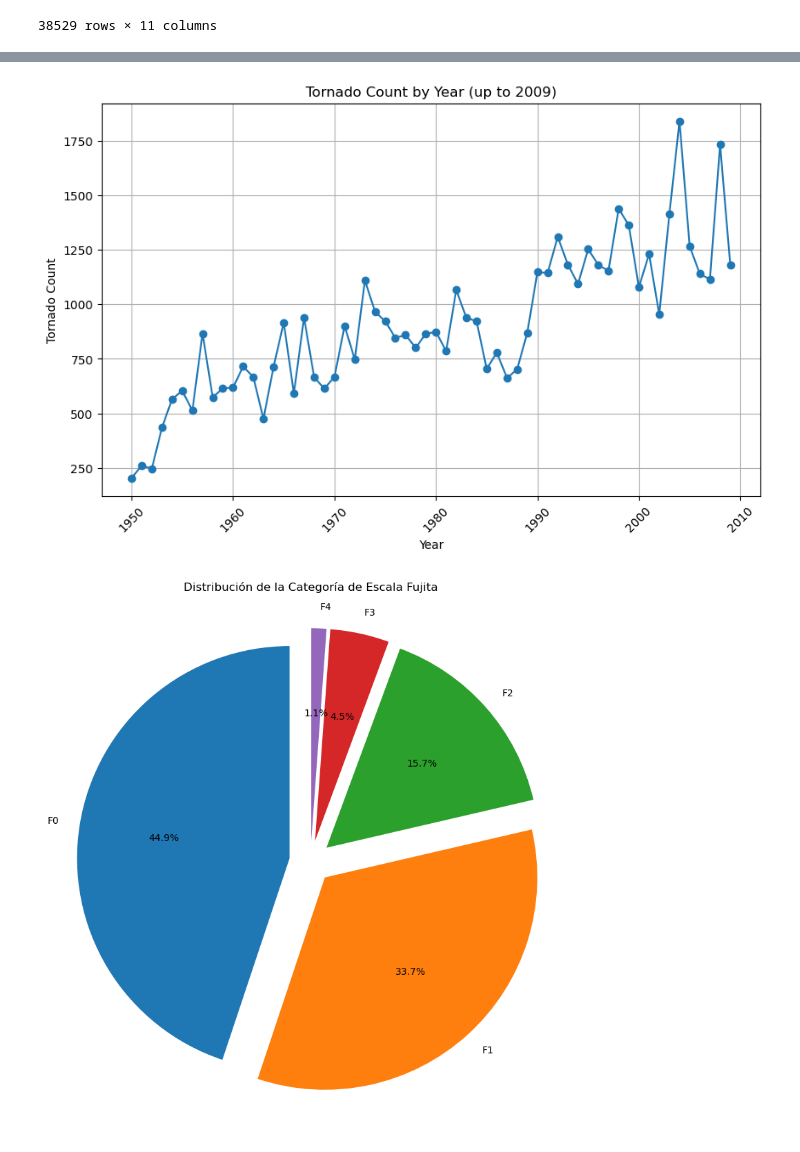
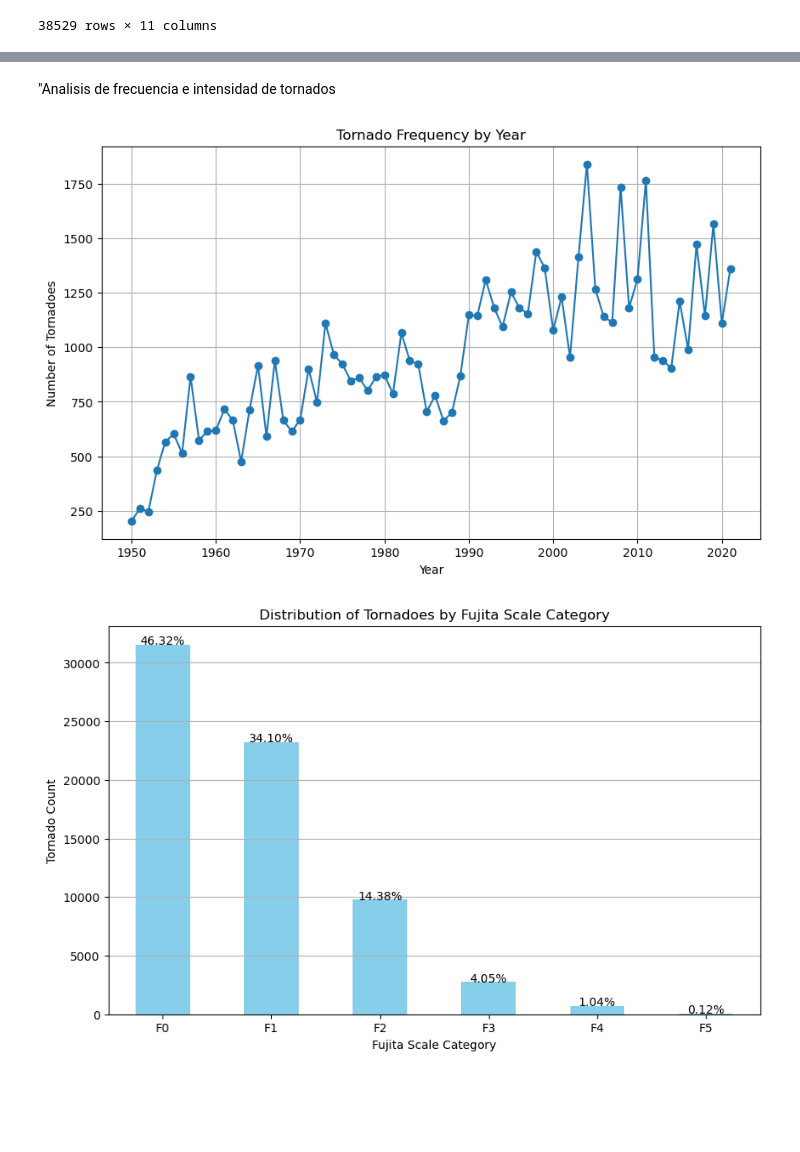
Before and after one commit to PabloUMD/Project1Bootcamp, a Jupyter notebook: Project1.ipynb, the cells around one changed output, grey strips where cells are left out. Saved outputs shown, nothing was run; the diff lists cells and outputs as text; code cells hidden in the pictures; blank space fills up the shorter version.

```diff
--- a/Project1.ipynb
+++ b/Project1.ipynb
@@ -147,37 +162,49 @@ merge_data_df.head(5)
+# %% [markdown]
+"Analisis de frecuencia e intensidad de tornados
 # %%
-# Filter the data up to the year 2009
+
+# Convert the 'year' column to date format
 clean_tornadoes_data['year'] = pd.to_datetime(clean_tornadoes_data['year'], format='%Y')
-clean_tornadoes_data = clean_tornadoes_data[clean_tornadoes_data['year'].dt.year <= 2009]
 
-# Group the data by year and calculate the tornado count for each year
+# Group the data by year and count the number of tornadoes in each year
 tornadoes_by_year = clean_tornadoes_data.groupby(clean_tornadoes_data['year'].dt.year).size()
 
-# Plot the tornado count over time
+# Visualize the tornado frequency over time
 plt.figure(figsize=(10, 6))
 plt.plot(tornadoes_by_year.index, tornadoes_by_year.values, marker='o', linestyle='-')
-plt.title('Tornado Count by Year (up to 2009)')
+plt.title('Tornado Frequency by Year')
 plt.xlabel('Year')
-plt.ylabel('Tornado Count')
+plt.ylabel('Number of Tornadoes')
 plt.grid(True)
-plt.xticks(rotation=45)
 plt.show()
 # %% [output]
-[figure, old version]
+[figure, new version]
 # %%
 # Define a dictionary to map magnitudes to Fujita scale categories
-fujita_scale_map = {0: 'F0', 1: 'F1', 2: 'F2', 3: 'F3', 4: 'F4'}
+fujita_scale_map = {0: 'F0', 1: 'F1', 2: 'F2', 3: 'F3', 4: 'F4', 5: 'F5'}
+
 # Apply the mapping to create the 'fujita_scale_category' column
 clean_tornadoes_data['fujita_scale_category'] = clean_tornadoes_data['magnitude'].map(fujita_scale_map)
+
 # Calculate the distribution of the Fujita scale category
 fujita_scale_distribution = clean_tornadoes_data['fujita_scale_category'].value_counts()
-# Define explode values to separate the pies
-explode = (0.1, 0.1, 0.1, 0.1, 0.1)
-# Plot a pie chart to show the distribution of the Fujita scale category
 
-plt.figure(figsize=(10, 10))
-fujita_scale_distribution.plot(kind='pie', autopct='%1.1f%%', startangle=90, explode = explode)
-plt.title('Distribución de la Categoría de Escala Fujita')
-plt.ylabel('')  # Remove the y-axis label
+# Calculate the percentage of each category
+percentage = (fujita_scale_distribution / fujita_scale_distribution.sum()) * 100
+
+# Plot a bar chart to show the distribution of the Fujita scale category
+plt.figure(figsize=(10, 6))
+bars = fujita_scale_distribution.plot(kind='bar', color='skyblue')
+plt.title('Distribution of Tornadoes by Fujita Scale Category')
+plt.xlabel('Fujita Scale Category')
+plt.ylabel('Tornado Count')
+plt.xticks(rotation=0)  # Rotate x-axis labels if needed
+plt.grid(axis='y')  # Add grid lines to the y-axis
+
+# Annotate bars with percentage values
+for i, val in enumerate(fujita_scale_distribution):
+    plt.text(i, val + 5, f'{percentage[i]:.2f}%', ha='center')
+
 plt.show()
 # %% [output]
-[figure, old version]
+[figure, new version]
```
Also changed, not shown: parts of 10 cells of this notebook.
